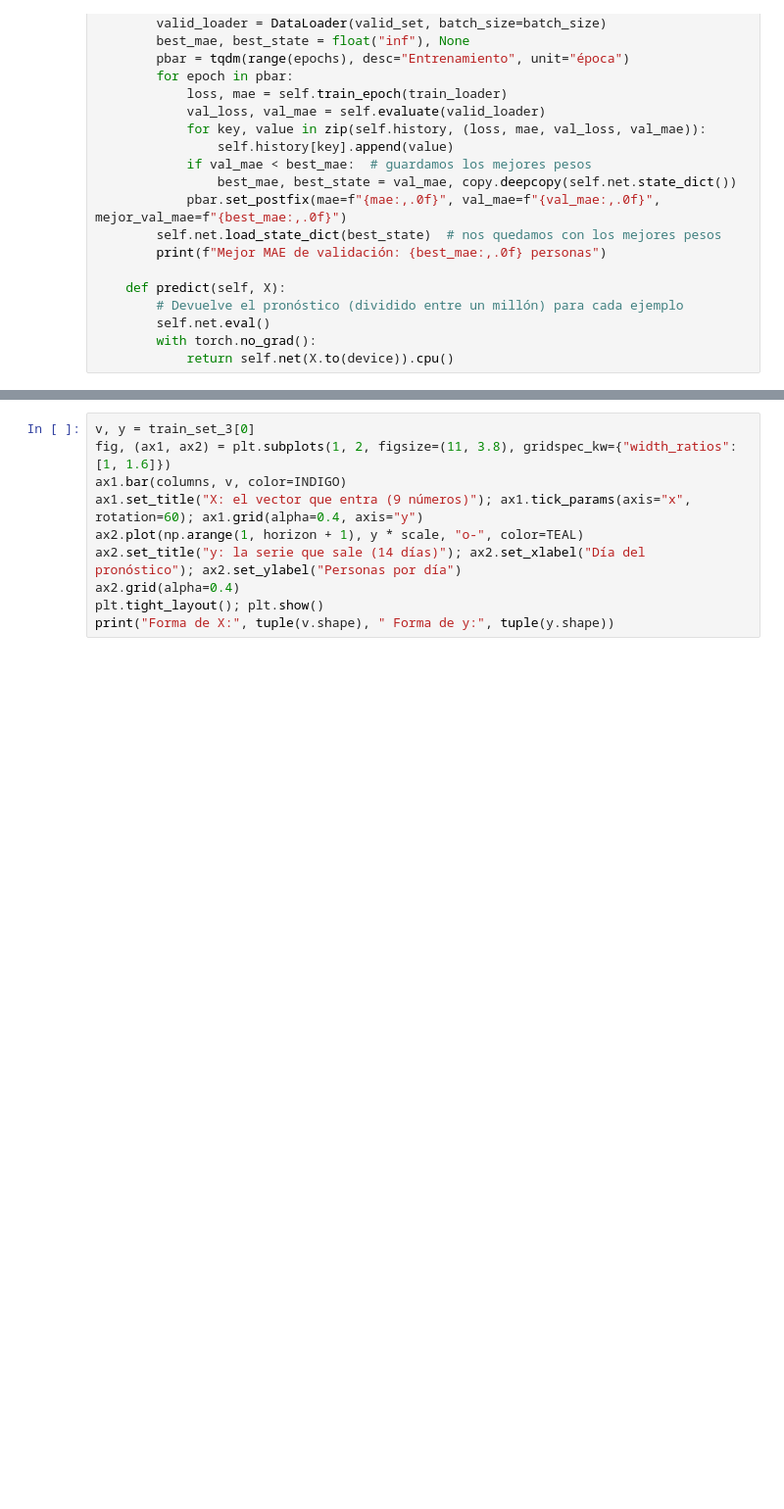
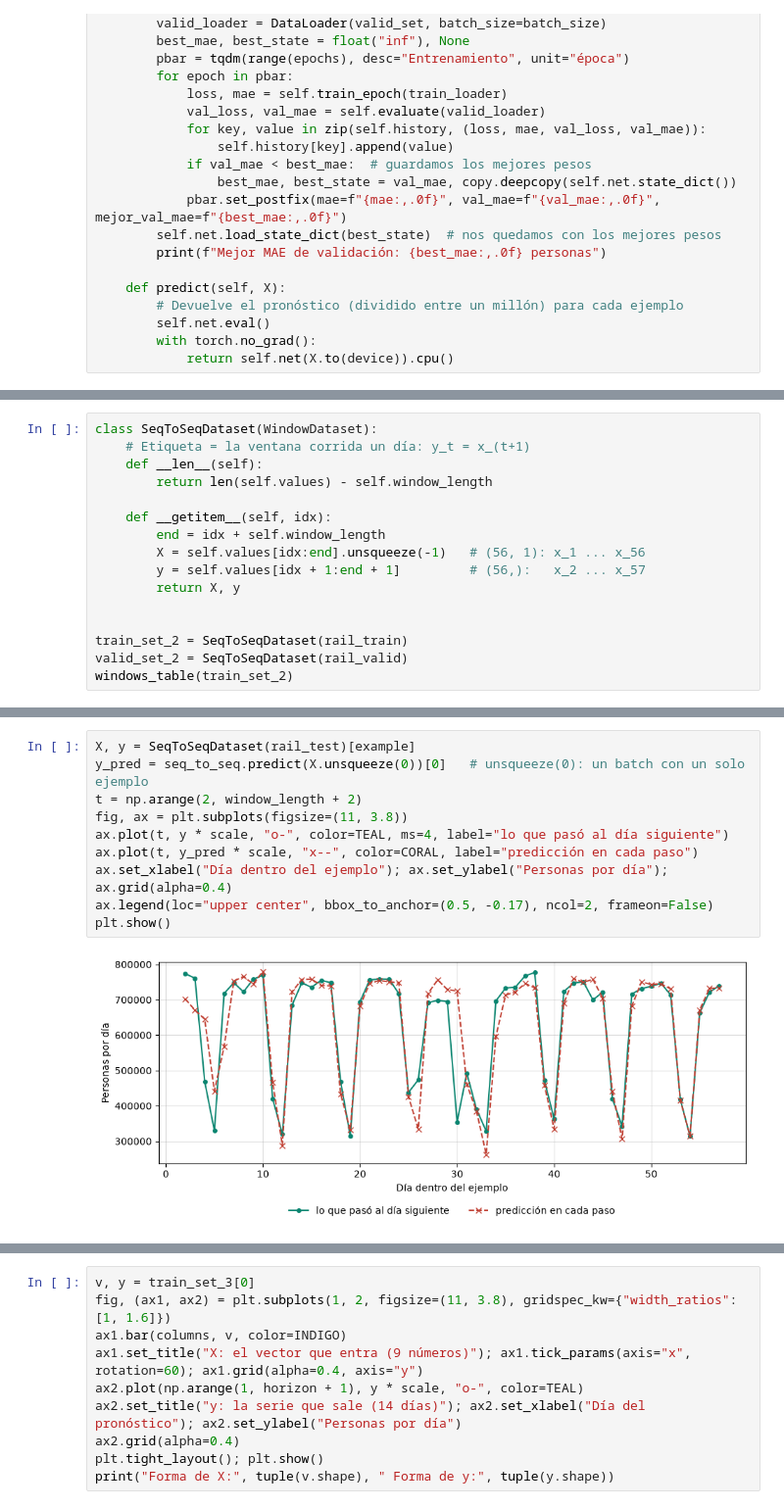
Before and after one commit to omarcastano/deeplearning-javeriana-site, a Jupyter notebook: modulo_2/unidad_2/3_experiencia/nueva/4_Script2_M2_U2_arquitecturas_pytorch.ipynb, the cells around one changed output, grey strips where cells are left out. Shown at 98% size. Cells and saved outputs as stored; diff of their text form; blank space fills up the shorter version.

```diff
--- a/modulo_2/unidad_2/3_experiencia/nueva/4_Script2_M2_U2_arquitecturas_pytorch.ipynb
+++ b/modulo_2/unidad_2/3_experiencia/nueva/4_Script2_M2_U2_arquitecturas_pytorch.ipynb
@@ -480,0 +477,16 @@ En la tabla, cada fila es un ejemplo: las nueve primeras columnas forman el vect
+# %%
+class SeqToSeqDataset(WindowDataset):
+    # Etiqueta = la ventana corrida un día: y_t = x_(t+1)
+    def __len__(self):
+        return len(self.values) - self.window_length
+
+    def __getitem__(self, idx):
+        end = idx + self.window_length
+        X = self.values[idx:end].unsqueeze(-1)   # (56, 1): x_1 ... x_56
+        y = self.values[idx + 1:end + 1]         # (56,):   x_2 ... x_57
+        return X, y
+
+
+train_set_2 = SeqToSeqDataset(rail_train)
+valid_set_2 = SeqToSeqDataset(rail_valid)
+windows_table(train_set_2)
@@ -480,0 +548,12 @@ En la tabla, cada fila es un ejemplo: las nueve primeras columnas forman el vect
+# %%
+X, y = SeqToSeqDataset(rail_test)[example]
+y_pred = seq_to_seq.predict(X.unsqueeze(0))[0]   # unsqueeze(0): un batch con un solo ejemplo
+t = np.arange(2, window_length + 2)
+fig, ax = plt.subplots(figsize=(11, 3.8))
+ax.plot(t, y * scale, "o-", color=TEAL, ms=4, label="lo que pasó al día siguiente")
+ax.plot(t, y_pred * scale, "x--", color=CORAL, label="predicción en cada paso")
+ax.set_xlabel("Día dentro del ejemplo"); ax.set_ylabel("Personas por día"); ax.grid(alpha=0.4)
+ax.legend(loc="upper center", bbox_to_anchor=(0.5, -0.17), ncol=2, frameon=False)
+plt.show()
+# %% [output]
+[figure, added]
```
Also changed, not shown: parts of 78 cells of this notebook, 2 other files.
